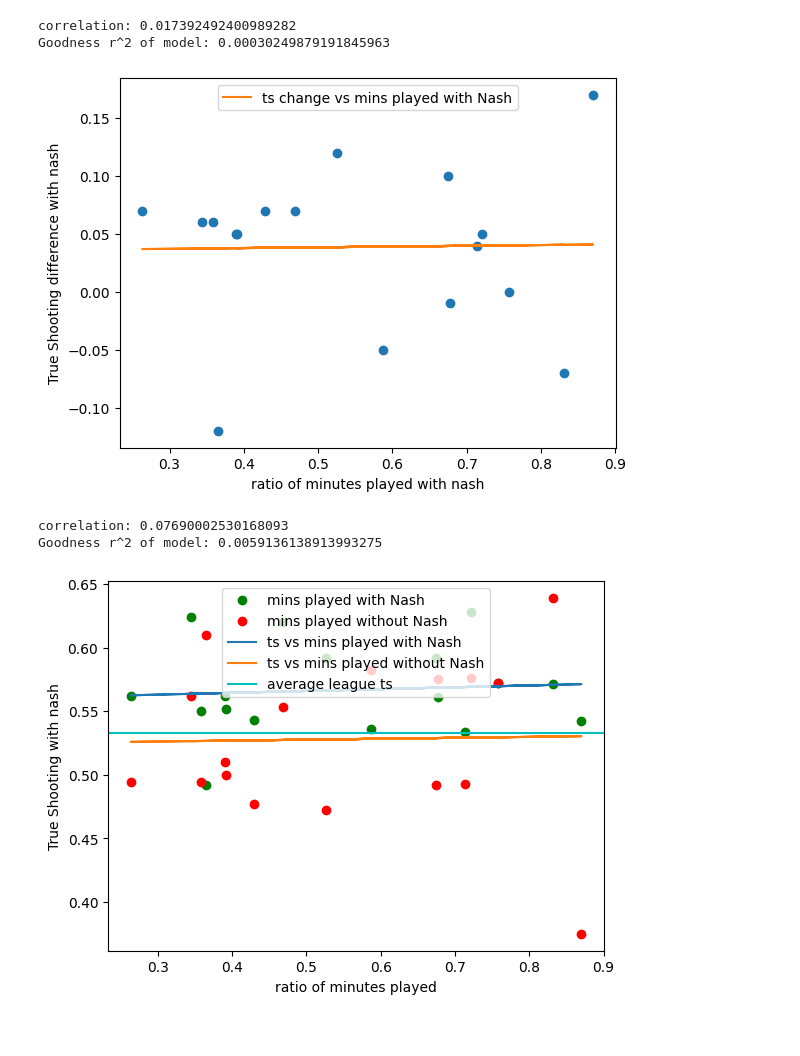
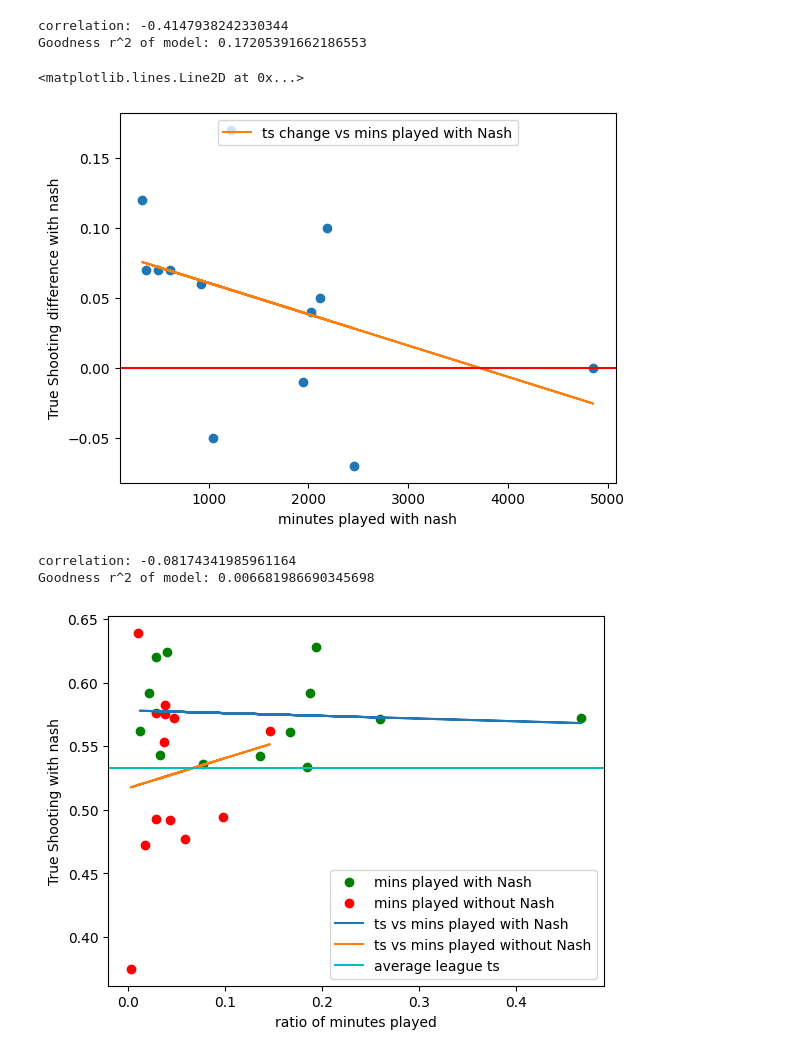
Before and after one commit to shin-fued/NASH_MVP, a Jupyter notebook: regress.ipynb, the cells around one changed output. Drawn from its saved outputs; the diff is of its cells as text; code cells hidden in the pictures.

```diff
--- a/regress.ipynb
+++ b/regress.ipynb
@@ -5,5 +5,12 @@ import pandas as pd
 import matplotlib.pyplot as plt
 from IPython.display import Latex
 from sklearn.metrics import r2_score
+# %%
+def normalising_mins(m1, m2, wo): #Normalise the minutes data getting it as a ratio, then factor in how much
+    mins_ = pd.Series(zip(m1, m2))
+    min_ret = []
+    for m in mins_:
+        min_ret.append(m[wo]**2/((m[0]+m[1])*2*48*82))
+    return min_ret
 # %%
 data =pd.read_csv("Nash_TS.csv")
@@ -64,58 +44,63 @@ Goodness r^2 of model: 0.0059136138913993275
 # %%
 nash_dif = data["Difference Sort table by Difference in descending order"]
-plt.plot(min_w, nash_dif, 'o')
-plt.xlabel("ratio of minutes played with nash")
+plt.plot(min1, nash_dif, 'o')
+plt.xlabel("minutes played with nash")
 plt.ylabel("True Shooting difference with nash")
-slope, intercept, r, p, std_err = stats.linregress(min_w, nash_dif)
+slope, intercept, r, p, std_err = stats.linregress(min1, nash_dif)
 
 def f(x):
   return slope * x + intercept
 
-mymodel = list(map(f, min_w))
+mymodel = list(map(f, min1))
 
 coefficient_of_dermination = r2_score(nash_dif, mymodel)
 
-plt.plot(min_w, mymodel, label="ts change vs mins played with Nash")
+plt.plot(min1, mymodel, label="ts change vs mins played with Nash")
 plt.legend(loc='upper center')
 print("correlation:", r)
 print("Goodness r^2 of model:", coefficient_of_dermination)
+plt.axhline(0, c='r')
+#this is insanely noisy cause a player can play a lot of minutes with him and a few without but have a neative difference
 # %% [output]
-correlation: 0.017392492400989282
-Goodness r^2 of model: 0.00030249879191845963
+correlation: -0.4147938242330344
+Goodness r^2 of model: 0.17205391662186553
+<matplotlib.lines.Line2D at 0x...>
-[figure, old version]
+[figure, new version]
 # %%
-nash_pm = data["Stat Value with Steve Nash Sort table by Stat Value with Steve Nash in descending order"]
+nash_w = data["Stat Value with Steve Nash Sort table by Stat Value with Steve Nash in descending order"]
 
-plt.plot(min_w, nash_pm, 'o', c='g', label="mins played with Nash")
-plt.plot(min_w, nash_o, 'o', c='r', label="mins played without Nash")
+plt.plot(min_w, nash_w, 'o', c='g', label="mins played with Nash")
+
 plt.xlabel("ratio of minutes played")
 plt.ylabel("True Shooting with nash")
-slope, intercept, r, p, std_err = stats.linregress(min_w, nash_pm)
+slope, intercept, r, p, std_err = stats.linregress(min_w, nash_w)
 
 def f(x):
   return slope * x + intercept
 
 nash_o = data["Stat Value without Steve Nash Sort table by Stat Value without Steve Nash in descending order"]
+
+plt.plot(min_o, nash_o, 'o', c='r', label="mins played without Nash")
 
 slope1, intercept1, r1, p1, std_err1 = stats.linregress(min_o, nash_o)
 
 def f1(x):
   return slope1 * x + intercept1
 
 mymodel = list(map(f, min_w))
 
-mymodel1 = list(map(f1, min_w))
+mymodel1 = list(map(f1, min_o))
 
-coefficient_of_dermination = r2_score(nash_pm, mymodel)
+coefficient_of_dermination = r2_score(nash_w, mymodel)
 
 plt.plot(min_w, mymodel, label="ts vs mins played with Nash")
 plt.plot(min_o, mymodel1, label="ts vs mins played without Nash")
 
 plt.axhline((0.536+0.529)/2, label="average league ts", c='c')
-plt.legend(loc='upper center')
+plt.legend(loc='lower right')
 print("correlation:", r)
 print("Goodness r^2 of model:", coefficient_of_dermination)
 # %% [output]
-correlation: 0.07690002530168093
-Goodness r^2 of model: 0.0059136138913993275
+correlation: -0.08174341985961164
+Goodness r^2 of model: 0.006681986690345698
-[figure, old version]
+[figure, new version]
```
Also changed, not shown: parts of 4 cells of this notebook, 5 other files.
